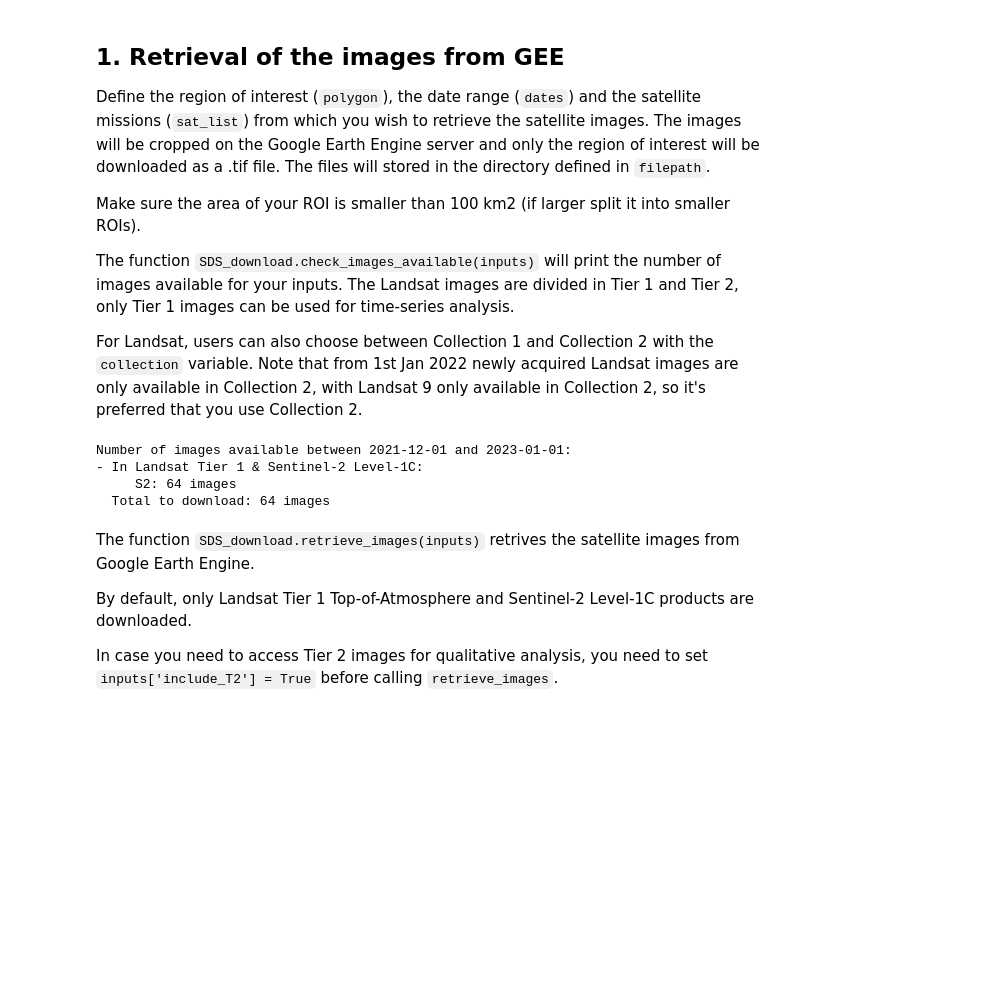
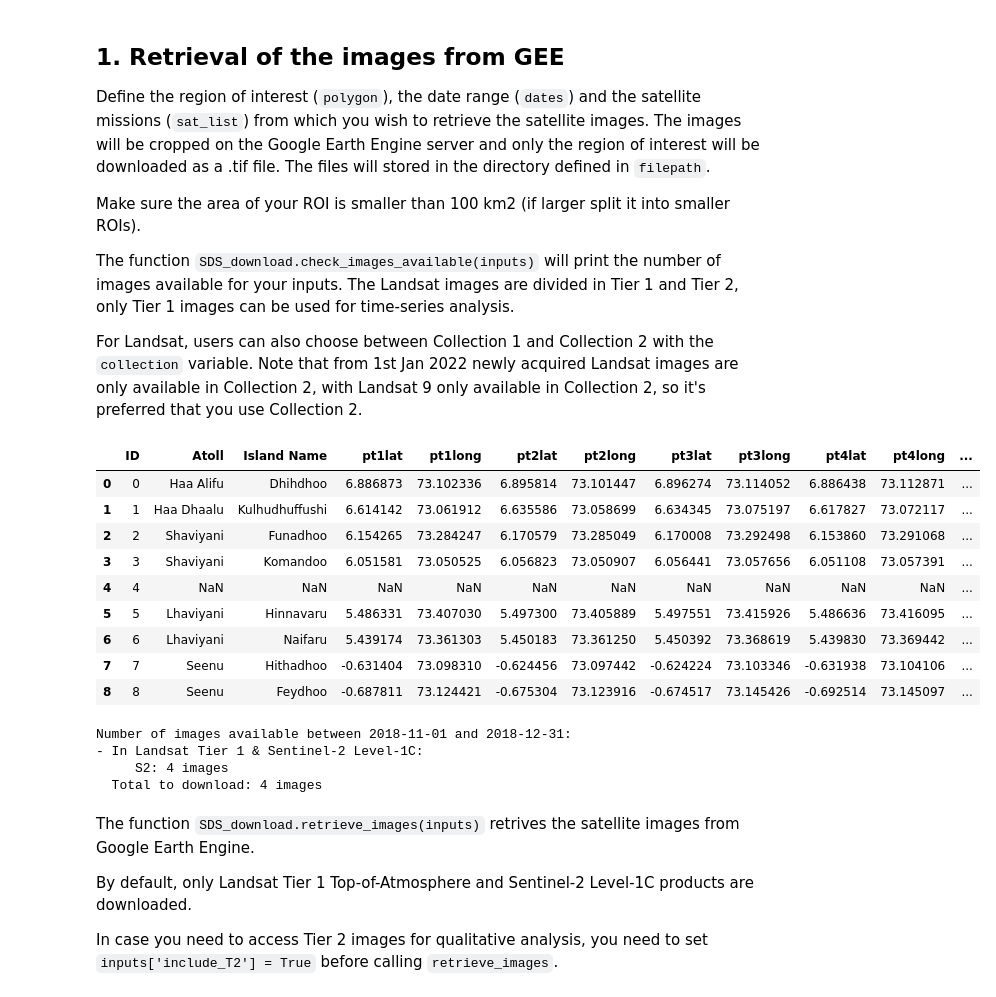
Before and after one commit to Wzesk/CoastSat, a Jupyter notebook: example_jupyter.ipynb, the cells around one changed output. Cells and saved outputs as stored; diff of their text form; code cells hidden in the pictures; blank space fills up the shorter version.

Commit message:
linked to area of interest spreadsheet

```diff
--- a/example_jupyter.ipynb
+++ b/example_jupyter.ipynb
@@ -48,3 +48,18 @@ Make sure the area of your ROI is smaller than 100 km2 (if larger split it into
 The function `SDS_download.check_images_available(inputs)` will print the number of images available for your inputs. The Landsat images are divided in Tier 1 and Tier 2, only Tier 1 images can be used for time-series analysis.
 
 For Landsat, users can also choose between Collection 1 and Collection 2 with the `collection` variable. Note that from 1st Jan 2022 newly acquired Landsat images are only available in Collection 2, with Landsat 9 only available in Collection 2, so it's preferred that you use Collection 2.
+# %%
+#read a csv file with the coordinates of the sites
+sites = pd.read_csv('G:/My Drive/MIT/satellite_AI/sat_data/areas_of_interest.csv')
+sites
+# %% [output]
+|  | ID | Atoll | Island Name | pt1lat | pt1long | pt2lat | pt2long | pt3lat | pt3long | pt4lat | pt4long | ... |
+| 0 | 0 | Haa Alifu | Dhihdhoo | 6.886873 | 73.102336 | 6.895814 | 73.101447 | 6.896274 | 73.114052 | 6.886438 | 73.112871 | ... |
+| 1 | 1 | Haa Dhaalu | Kulhudhuffushi | 6.614142 | 73.061912 | 6.635586 | 73.058699 | 6.634345 | 73.075197 | 6.617827 | 73.072117 | ... |
+| 2 | 2 | Shaviyani | Funadhoo | 6.154265 | 73.284247 | 6.170579 | 73.285049 | 6.170008 | 73.292498 | 6.153860 | 73.291068 | ... |
+| 3 | 3 | Shaviyani | Komandoo | 6.051581 | 73.050525 | 6.056823 | 73.050907 | 6.056441 | 73.057656 | 6.051108 | 73.057391 | ... |
+| 4 | 4 | NaN | NaN | NaN | NaN | NaN | NaN | NaN | NaN | NaN | NaN | ... |
+| 5 | 5 | Lhaviyani | Hinnavaru | 5.486331 | 73.407030 | 5.497300 | 73.405889 | 5.497551 | 73.415926 | 5.486636 | 73.416095 | ... |
+| 6 | 6 | Lhaviyani | Naifaru | 5.439174 | 73.361303 | 5.450183 | 73.361250 | 5.450392 | 73.368619 | 5.439830 | 73.369442 | ... |
+| 7 | 7 | Seenu | Hithadhoo | -0.631404 | 73.098310 | -0.624456 | 73.097442 | -0.624224 | 73.103346 | -0.631938 | 73.104106 | ... |
+| 8 | 8 | Seenu | Feydhoo | -0.687811 | 73.124421 | -0.675304 | 73.123916 | -0.674517 | 73.145426 | -0.692514 | 73.145097 | ... |
@@ -51,25 +107,15 @@ For Landsat, users can also choose between Collection 1 and Collection 2 with th
 # %%
-# region of interest (longitude, latitude)
-polygon = [[[73.51355522219248,4.116053764506667],
-            [73.52073646846627,4.076151143545004],
-            [73.5412511640758,4.077685902414119],
-            [73.53602020026968,4.118202282038059]]]
 
-# polygon = [[[151.2957545, -33.7012561],
-#             [151.297557, -33.7388075],
-#             [151.312234, -33.7390216],
-#             [151.311204, -33.701399],
-#             [151.2957545, -33.7012561]]]
 # it's recommended to convert the polygon to the smallest rectangle (sides parallel to coordinate axes)
-polygon = SDS_tools.smallest_rectangle(polygon)
+polygon = SDS_tools.smallest_rectangle(Funadhoo_poly)
 # date range
-dates = ['2021-12-01', '2023-01-01']
+dates = date_range#['2022-12-01', '2023-01-01']
 # satellite missions ['L5','L7','L8','L9','S2']
 sat_list = ['S2']
 # choose Landsat collection 'C01' or 'C02'
 collection = 'C02'
 # name of the site
-sitename = 'taj_jw'
+sitename = site
 # directory where the data will be stored
 filepath = os.path.join(os.getcwd(), 'data')
 # put all the inputs into a dictionnary
@@ -79,10 +125,10 @@ inputs = {'polygon': polygon, 'dates': dates, 'sat_list': sat_list, 'sitename':
 # before downloading the images, check how many images are available for your inputs
 SDS_download.check_images_available(inputs);
 # %% [output]
-Number of images available between 2021-12-01 and 2023-01-01:
+Number of images available between 2018-11-01 and 2018-12-31:
 - In Landsat Tier 1 & Sentinel-2 Level-1C:
-     S2: 64 images
-  Total to download: 64 images
+     S2: 4 images
+  Total to download: 4 images
 # %% [markdown]
 The function `SDS_download.retrieve_images(inputs)` retrives the satellite images from Google Earth Engine.
 
```
Also changed, not shown: parts of 8 cells of this notebook, 2 other files.
